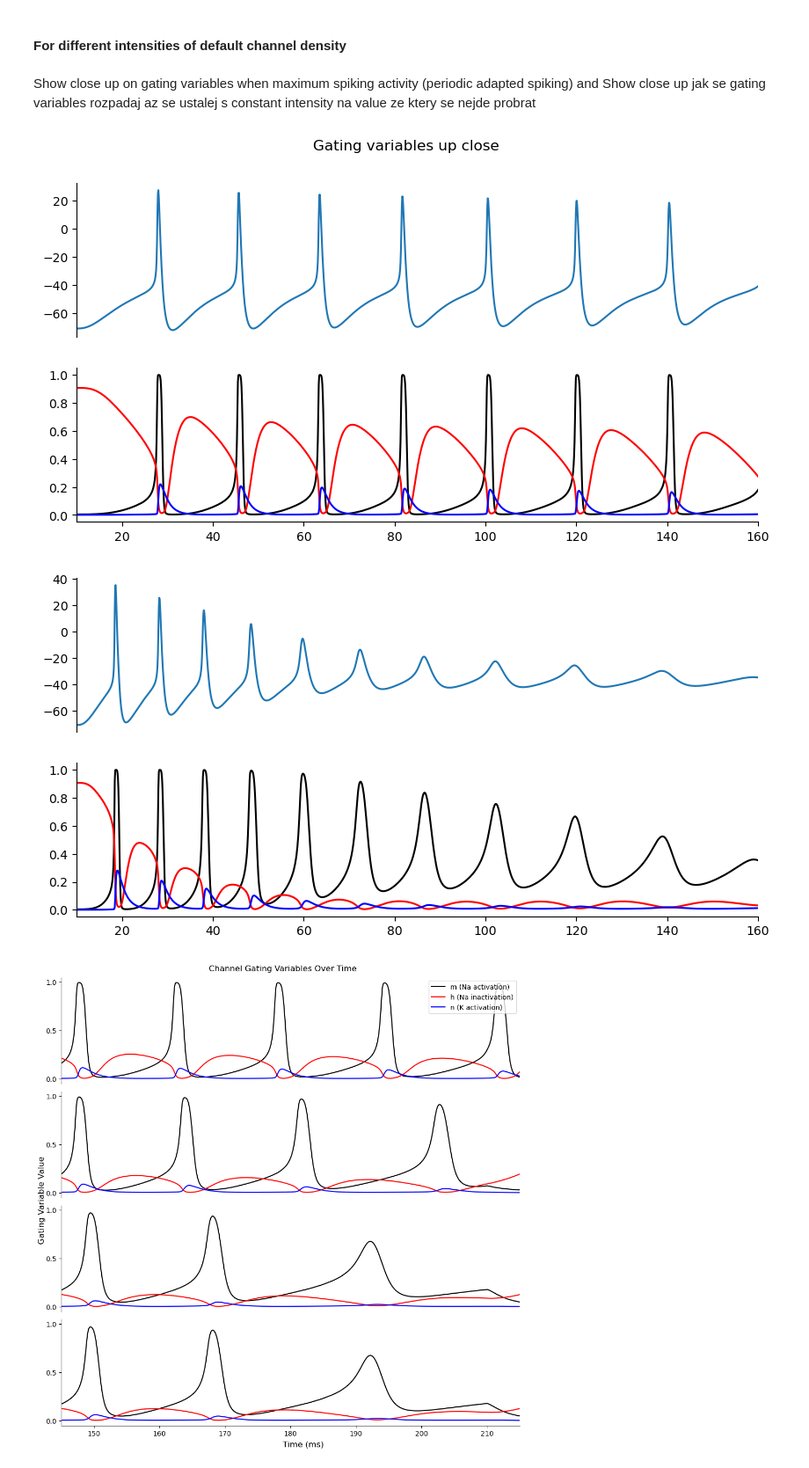
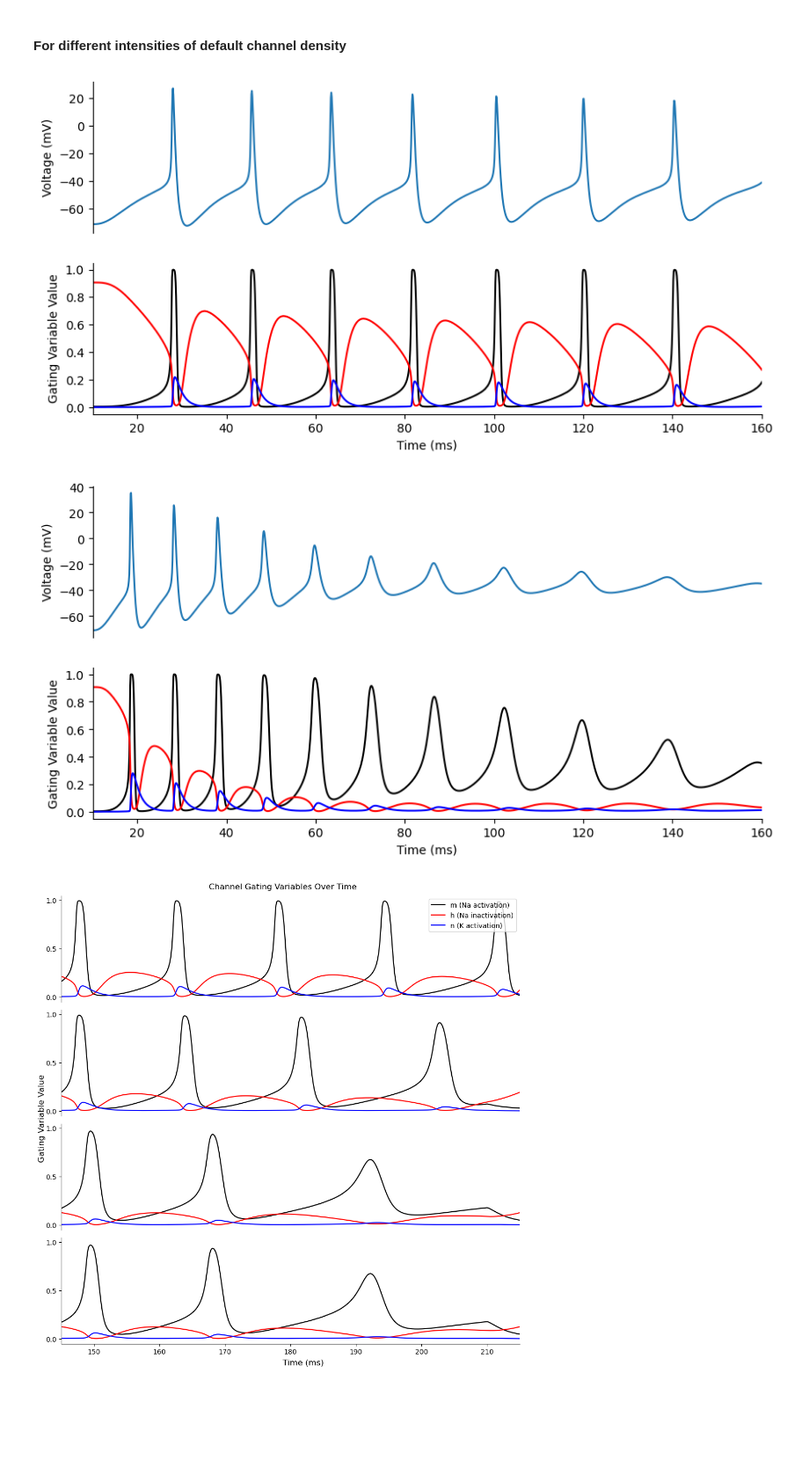
Before and after one commit to tobiasmarek/simneurostim-analysis, a Jupyter notebook: param_search.ipynb, the cells around one changed output. Shown at 88% size. Cells and saved outputs as stored; diff of their text form; code cells hidden in the pictures; blank space fills up the shorter version.

Commit message:
Few graphical adjustments

```diff
--- a/param_search.ipynb
+++ b/param_search.ipynb
@@ -733,55 +733,54 @@ plt.show()
 [figure]
 # %% [markdown]
 #### For different intensities of default channel density
-# %% [markdown]
-Show close up on gating variables when maximum spiking activity (periodic adapted spiking)
-and
-Show close up jak se gating variables rozpadaj az se ustalej s constant intensity na value ze ktery se nejde probrat
 # %%
 def set_borders_invisible(ax, let_bottom=False):
     ax.spines['top'].set_visible(False)
     if let_bottom == False:
         ax.set_xticks([])
         ax.set_xlabel('')
+        ax.set_ylabel('Voltage (mV)')
         ax.spines['bottom'].set_visible(False)
+    else:
+        ax.set_xlabel('Time (ms)')
+        ax.set_ylabel('Gating Variable Value')
     ax.spines['right'].set_visible(False)
     ax.set_xlim(10, 160)
 
 fig, (ax0, ax1) = plt.subplots(nrows=2, ncols=1, figsize=(10, 5))
-plt.suptitle('Gating variables up close')
 
 L5soma.change_biophysics({'gbar_na': default_na, 'gbar_kv': default_k})
 intensity = 30
 sim_data = simulate(L5soma, intensity, expanded_rec_vars)
 
 # Plot Voltage Trace on ax0
 ax0.plot(sim_data['time [ms]'], sim_data['V_soma(0.5)'], label='Membrane Potential')
 set_borders_invisible(ax0)
 
 # Plot m, n, h functions on ax1
 ax1.plot(sim_data['time [ms]'], sim_data['m'], label='m (Na activation)', color='black')
 ax1.plot(sim_data['time [ms]'], sim_data['h'], label='h (Na inactivation)', color='red')
 ax1.plot(sim_data['time [ms]'], sim_data['n'], label='n (K activation)', color='blue')
 set_borders_invisible(ax1, True)
 
 fig, (ax0, ax1) = plt.subplots(nrows=2, ncols=1, figsize=(10, 5))
 
 L5soma.change_biophysics({'gbar_na': default_na, 'gbar_kv': default_k})
 intensity = find_intensity_threshold(L5soma, 1)
 sim_data = simulate(L5soma, intensity, expanded_rec_vars)
 
 # Plot Voltage Trace on ax0
 ax0.plot(sim_data['time [ms]'], sim_data['V_soma(0.5)'], label='Membrane Potential')
 set_borders_invisible(ax0)
 
 # Plot m, n, h functions on ax1
 ax1.plot(sim_data['time [ms]'], sim_data['m'], label='m (Na activation)', color='black')
 ax1.plot(sim_data['time [ms]'], sim_data['h'], label='h (Na inactivation)', color='red')
 ax1.plot(sim_data['time [ms]'], sim_data['n'], label='n (K activation)', color='blue')
 set_borders_invisible(ax1, True)
 # %% [output]
-[figure, old version]
+[figure, new version]
-[figure, old version]
+[figure, new version]
 # %%
 def arrange_axes(ax, i=0):
     if (i == 0):
```
Also changed, not shown: parts of 1 cell of this notebook.
